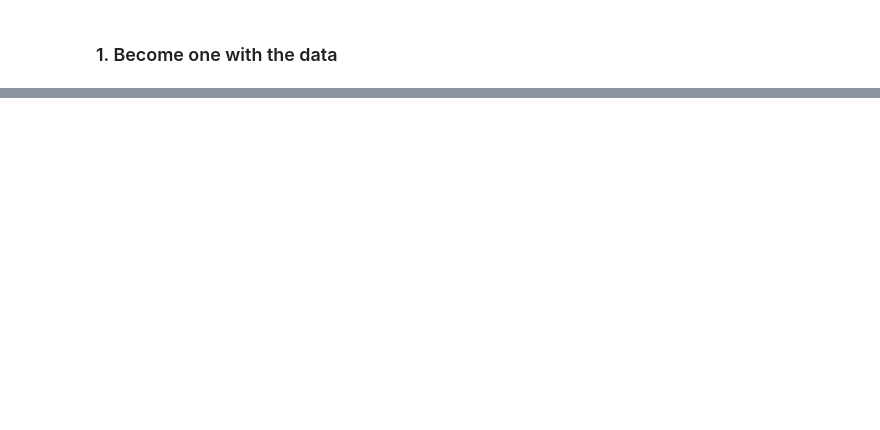
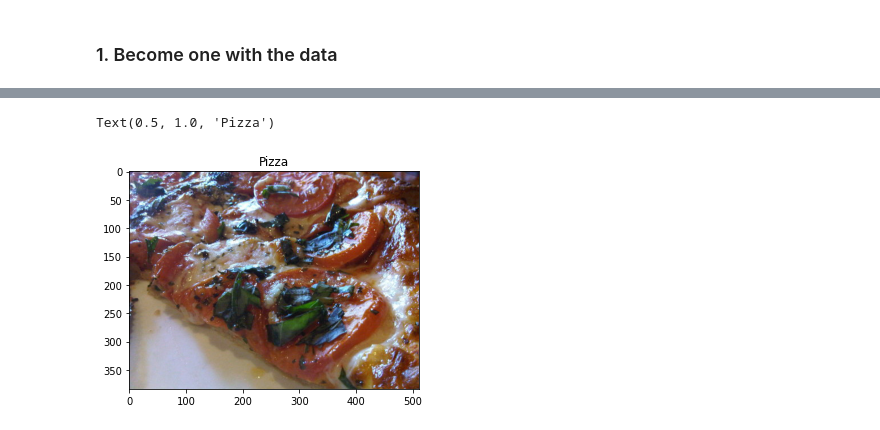
Before and after one commit to shashwat9kumar/ML-And-DataScience, a Jupyter notebook: Tensorflow/03_introduction_to_computer_vision_using_tensorflow.ipynb, the cells around one changed output, grey strips where cells are left out. Drawn from its saved outputs; the diff is of its cells as text; code cells hidden in the pictures; blank space fills up the shorter version.

```diff
--- a/Tensorflow/03_introduction_to_computer_vision_using_tensorflow.ipynb
+++ b/Tensorflow/03_introduction_to_computer_vision_using_tensorflow.ipynb
@@ -480,0 +527,6 @@ Image shape: (512, 512, 3)
+# %%
+plt.imshow(mpimg.imread("pizza_steak/train/pizza" + "/" + (random.sample(os.listdir("pizza_steak/train/pizza"), 1)[0])))
+plt.title("Pizza")
+# %% [output]
+Text(0.5, 1.0, 'Pizza')
+[figure, added]
```
Also changed, not shown: parts of 37 cells of this notebook.
